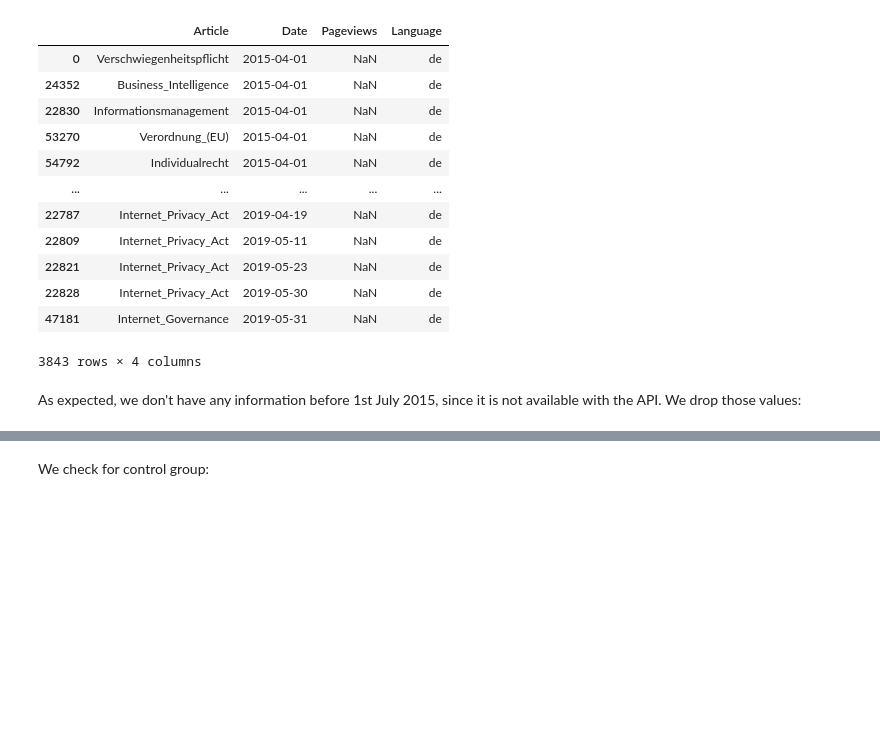
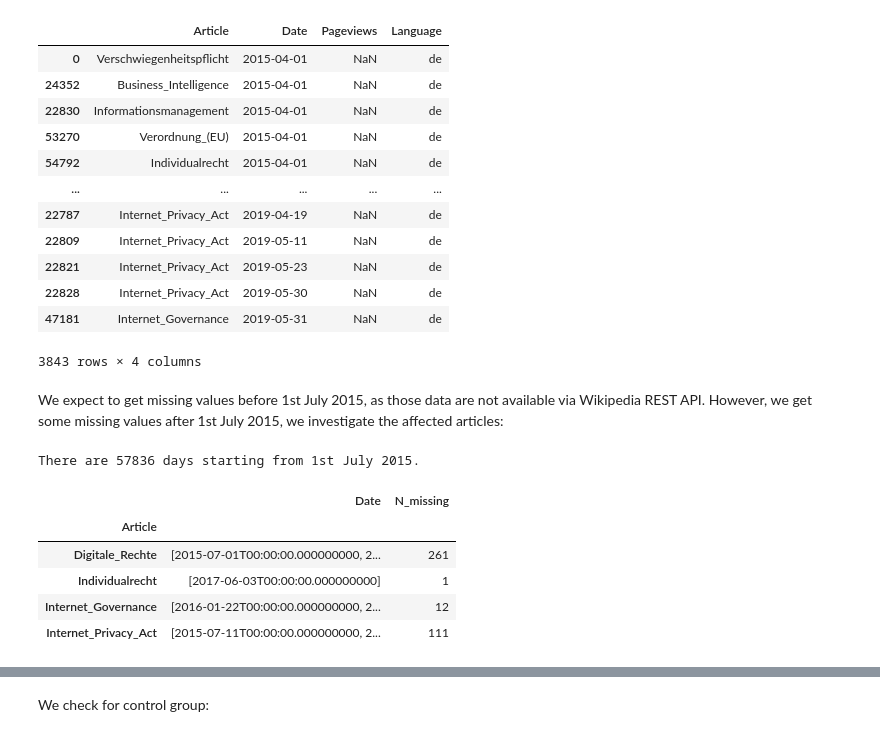
Before and after one commit to epfl-ada/ada-2020-project-milestone-p3-p3_studybuddy, a Jupyter notebook: MilestoneP3.ipynb, the cells around one changed output, grey strips where cells are left out. Drawn from its saved outputs; the diff is of its cells as text; code cells hidden in the pictures; blank space fills up the shorter version.

```diff
--- a/MilestoneP3.ipynb
+++ b/MilestoneP3.ipynb
@@ -352,5 +352,28 @@ df[mask_missing].sort_values('Date')
 | 22828 | Internet_Privacy_Act | 2019-05-30 | NaN | de |
 | 47181 | Internet_Governance | 2019-05-31 | NaN | de |
 3843 rows × 4 columns
-# %% [markdown]
-As expected, we don't have any information before 1st July 2015, since it is not available with the API. We drop those values:
+# %% [markdown]
+We expect to get missing values before 1st July 2015, as those data are not available via Wikipedia REST API. However, we get some missing values after 1st July 2015, we investigate the affected articles:
+# %%
+# Define the binary mask whose values are True for dates after 1st July 2015
+mask_post_july2015 = (df.Date >= '2015-07-01')
+print(f'There are {len(mask_post_july2015)} days starting from 1st July 2015.')
+
+# Find the dates and articles for which we have unexpected missing values
+df_nan = df[mask_missing & mask_post_july2015].groupby('Article').Date.unique()
+df_nan = pd.DataFrame(df_nan)
+
+# Numer of dates for which there are NaNs
+df_nan['N_missing'] = df_nan.Date.apply(len)
+
+df
+
+df_nan
+# %% [output]
+There are 57836 days starting from 1st July 2015.
+|  | Date | N_missing |
+| Article |  |  |
+| Digitale_Rechte | [2015-07-01T00:00:00.000000000, 2... | 261 |
+| Individualrecht | [2017-06-03T00:00:00.000000000] | 1 |
+| Internet_Governance | [2016-01-22T00:00:00.000000000, 2... | 12 |
+| Internet_Privacy_Act | [2015-07-11T00:00:00.000000000, 2... | 111 |
```
Also changed, not shown: parts of 28 cells of this notebook.
